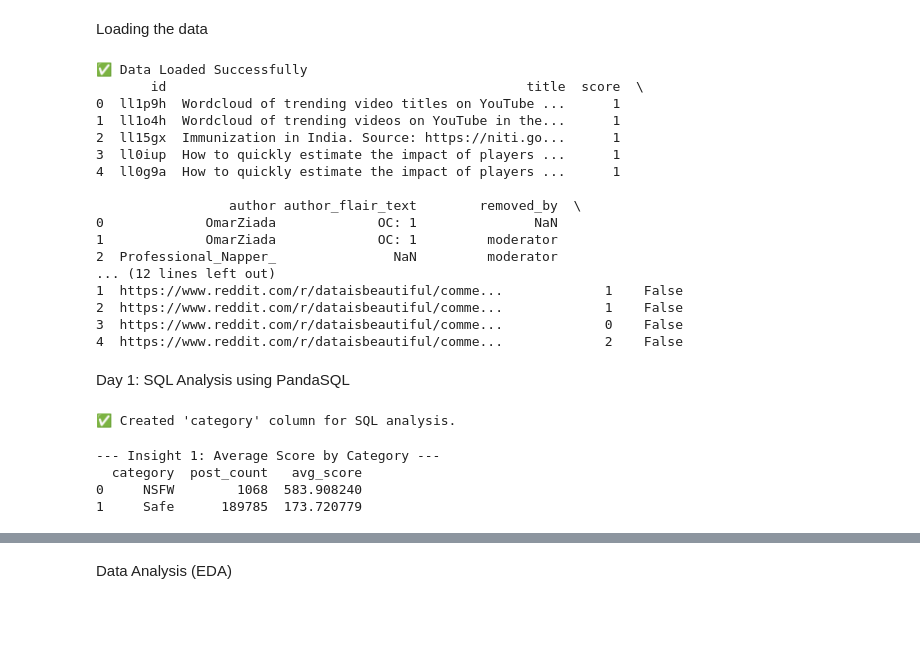
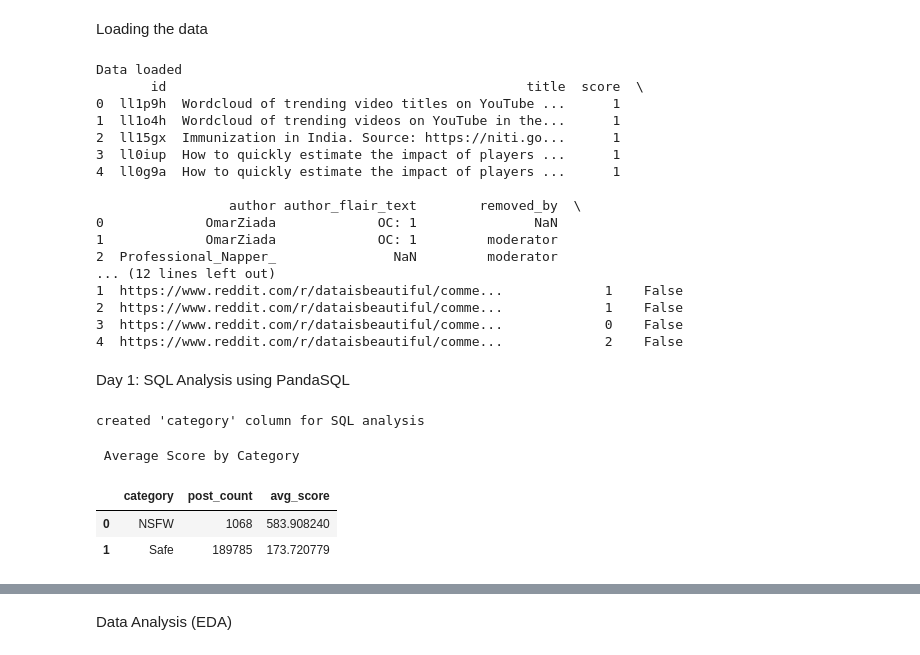
Before and after one commit to hardiksharma2005/Reddit-Post-Classifier, a Jupyter notebook: Reddit_Post_Analysis.ipynb, the cells around one changed output, grey strips where cells are left out. Cells and saved outputs as stored; diff of their text form; code cells hidden in the pictures; blank space fills up the shorter version.

```diff
--- a/Reddit_Post_Analysis.ipynb
+++ b/Reddit_Post_Analysis.ipynb
@@ -30,12 +21,12 @@ Loading the data
 # %%
 try:
     df = pd.read_csv("reddit data.csv")
-    print("✅ Data Loaded Successfully")
+    print("Data loaded")
     print(df.head())
 except:
-    print("❌ Error: csv file not found. Please upload 'reddit data.csv'")
+    print("csv file not found")
 # %% [output]
-✅ Data Loaded Successfully
+Data loaded
        id                                              title  score  \
 0  ll1p9h  Wordcloud of trending video titles on YouTube ...      1
 1  ll1o4h  Wordcloud of trending videos on YouTube in the...      1
@@ -57,26 +48,26 @@ Day 1: SQL Analysis using PandaSQL
 # %%
 if 'over_18' in df.columns:
     df['category'] = df['over_18'].apply(lambda x: 'NSFW' if x == True else 'Safe')
-    print("✅ Created 'category' column for SQL analysis.")
+    print("created 'category' column for SQL analysis")
 else:
-    print("⚠️ Column 'over_18' not found. Using generic data.")
+    print("Column 'over_18' not found")
     df['category'] = 'Unknown'
 # %% [output]
-✅ Created 'category' column for SQL analysis.
+created 'category' column for SQL analysis
 # %%
 #Insight: Do NSFW posts get higher scores than Safe posts?
-print("\n--- Insight 1: Average Score by Category ---")
+print("\n Average Score by Category")
 q1 = """
 SELECT category, COUNT(*) as post_count, AVG(score) as avg_score
 FROM df
 GROUP BY category
 ORDER BY avg_score DESC
 """
-print(ps.sqldf(q1, locals()))
+ps.sqldf(q1, locals())
 # %% [output]
---- Insight 1: Average Score by Category ---
-  category  post_count   avg_score
-0     NSFW        1068  583.908240
-1     Safe      189785  173.720779
+ Average Score by Category
+|  | category | post_count | avg_score |
+| 0 | NSFW | 1068 | 583.908240 |
+| 1 | Safe | 189785 | 173.720779 |
 # %%
 # Insight: Classifying posts into 'Viral', 'Hot', or 'Normal' based on score
```
Also changed, not shown: parts of 24 cells of this notebook.
